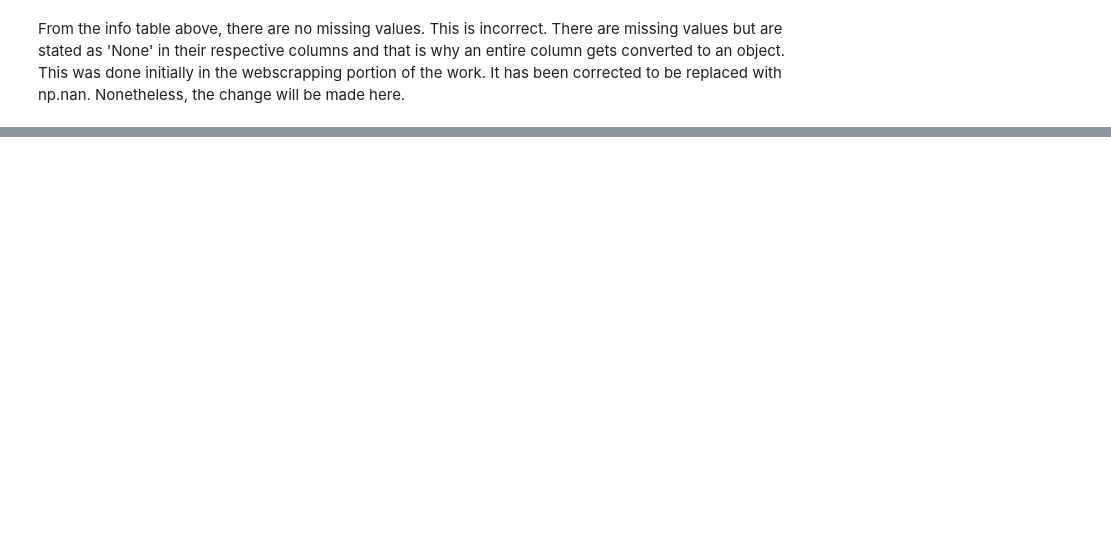
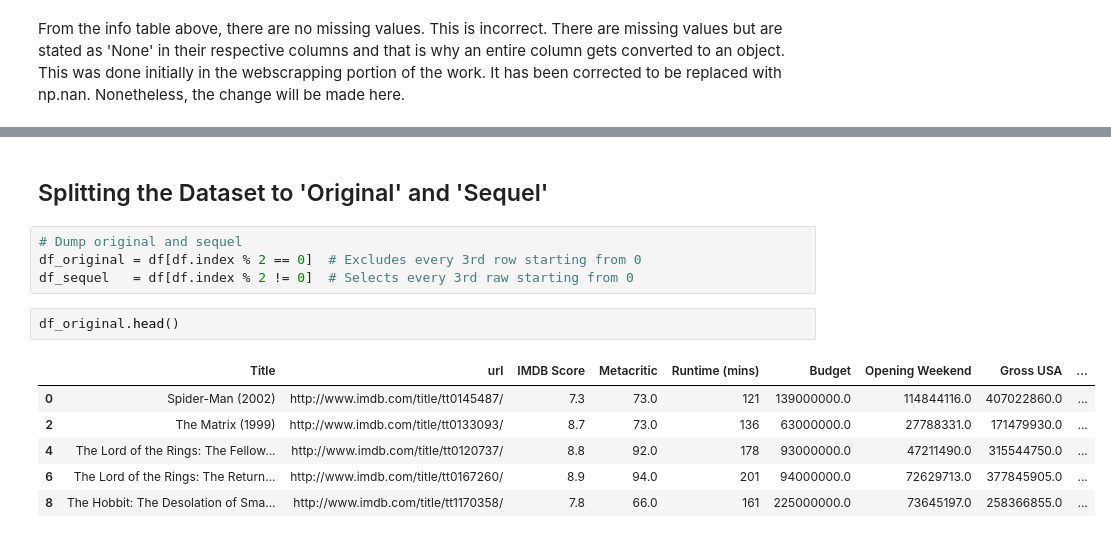
Before and after one commit to phoitack/Springboard_MEC_3.5.2_Capstone_submission, a Jupyter notebook: Box_Office_Movie_Franchise_Predictor.ipynb, the cells around one changed output, grey strips where cells are left out. Saved outputs shown, nothing was run; the diff lists cells and outputs as text; blank space fills up the shorter version.

```diff
--- a/Box_Office_Movie_Franchise_Predictor.ipynb
+++ b/Box_Office_Movie_Franchise_Predictor.ipynb
@@ -86,0 +179,15 @@ memory usage: 109.8+ KB
+# %% [markdown]
+## Splitting the Dataset to 'Original' and 'Sequel'
+# %%
+# Dump original and sequel
+df_original = df[df.index % 2 == 0]  # Excludes every 3rd row starting from 0
+df_sequel   = df[df.index % 2 != 0]  # Selects every 3rd raw starting from 0
+# %%
+df_original.head()
+# %% [output]
+|  | Title | url | IMDB Score | Metacritic | Runtime (mins) | Budget | Opening Weekend | Gross USA | ... |
+| 0 | Spider-Man (2002) | http://www.imdb.com/title/tt0145487/ | 7.3 | 73.0 | 121 | 139000000.0 | 114844116.0 | 407022860.0 | ... |
+| 2 | The Matrix (1999) | http://www.imdb.com/title/tt0133093/ | 8.7 | 73.0 | 136 | 63000000.0 | 27788331.0 | 171479930.0 | ... |
+| 4 | The Lord of the Rings: The Fellow... | http://www.imdb.com/title/tt0120737/ | 8.8 | 92.0 | 178 | 93000000.0 | 47211490.0 | 315544750.0 | ... |
+| 6 | The Lord of the Rings: The Return... | http://www.imdb.com/title/tt0167260/ | 8.9 | 94.0 | 201 | 94000000.0 | 72629713.0 | 377845905.0 | ... |
+| 8 | The Hobbit: The Desolation of Sma... | http://www.imdb.com/title/tt1170358/ | 7.8 | 66.0 | 161 | 225000000.0 | 73645197.0 | 258366855.0 | ... |
```
Also changed, not shown: parts of 21 cells of this notebook, 4 other files.
